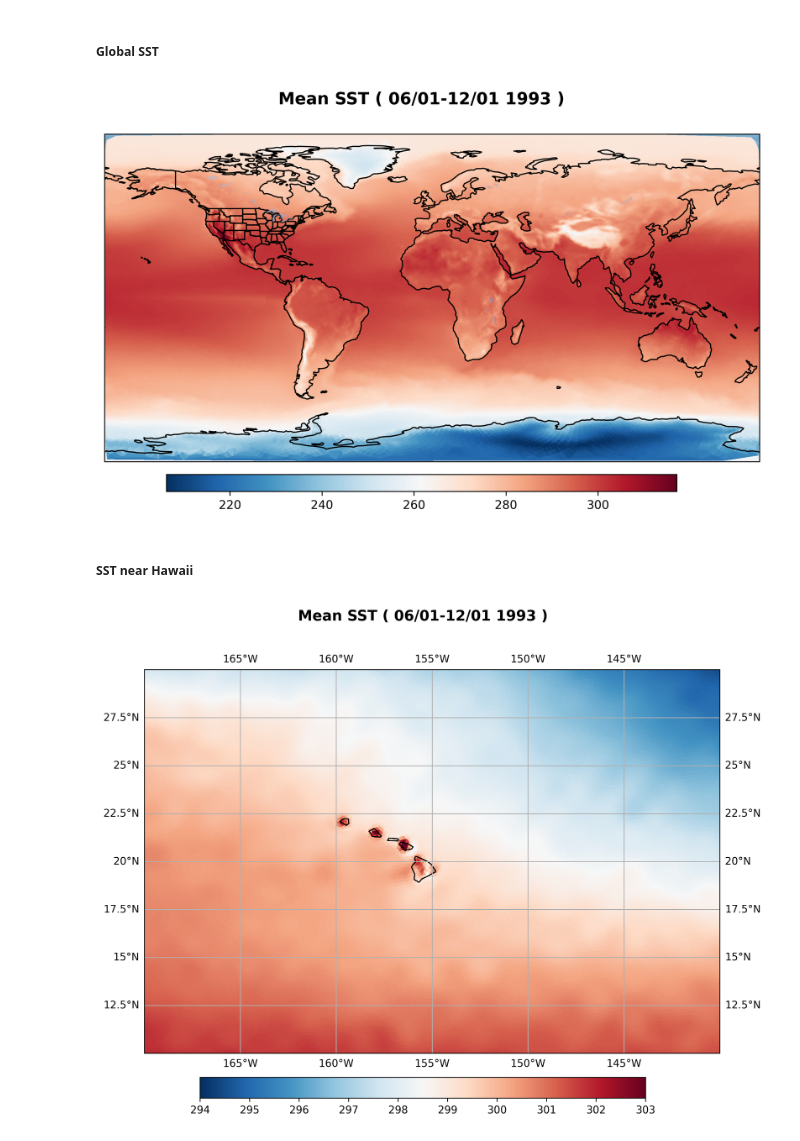
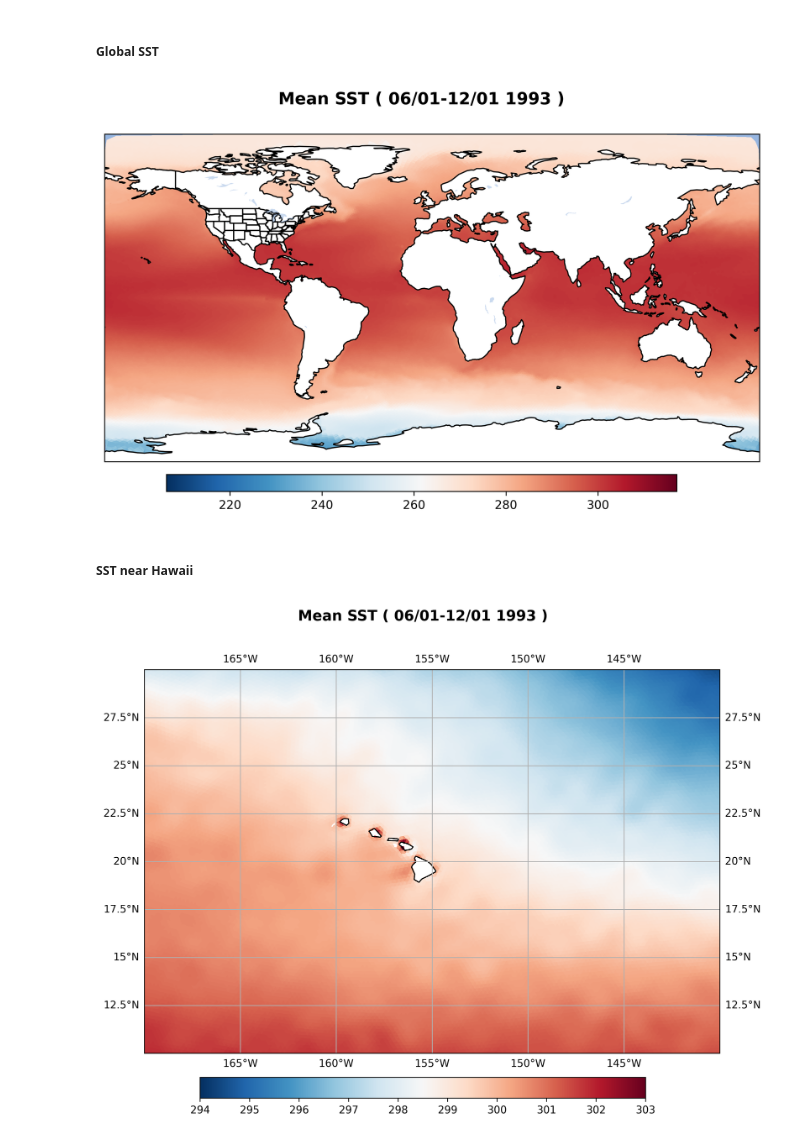
Before and after one commit to ming80302/MPAS_Plotting, a Jupyter notebook: plot_mpas_sst.ipynb, the cells around one changed output. Cells and saved outputs as stored; diff of their text form; code cells hidden in the pictures.

```diff
--- a/plot_mpas_sst.ipynb
+++ b/plot_mpas_sst.ipynb
@@ -47,38 +47,36 @@ triang = tri.Triangulation(lonData, latData)
 #fig, ax = plt.subplots(figsize=(10, 5), subplot_kw={'projection': ccrs.PlateCarree(central_longitude=180)}, dpi=300)
 fig, ax = plt.subplots(figsize=(10, 5), subplot_kw={'projection': ccrs.PlateCarree()}, dpi=300)
 
 # ax.set_global or plot_ax.set_extent
 #ax.set_extent([np.min(lon), np.max(lon), np.min(lat), np.max(lat)], crs=ccrs.PlateCarree())
 #ax.set_extent([-40, 40, -30, 30], crs=ccrs.PlateCarree())
 ax.set_global
 
-# adding geographic or other background images in visualizations.
-ax.stock_img()
-
 # Choose resolution of map features.
 # Note that these features are downloaded when plotting for the first time, and for the entire globe,
 #  so requesting high resolution can take several minutes.
 scale = '110m' # '50m' # '10m'
 
-ax.add_feature(cfeature.LAND.with_scale(scale))
 ax.add_feature(cfeature.OCEAN.with_scale(scale))
 ax.add_feature(cfeature.STATES.with_scale(scale))
 ax.add_feature(cfeature.LAKES.with_scale(scale), alpha=0.5)
 ax.add_feature(cfeature.COASTLINE.with_scale(scale))
 
 mm = ax.tripcolor(triang, sst, edgecolors='none',
                   transform=ccrs.PlateCarree(),
                   cmap = 'RdBu_r')
+# mask land
+ax.add_feature(cfeature.LAND, facecolor='white', zorder=1)
 
 # Add a colorbar axis at the bottom of the graph
 cbar_ax = fig.add_axes([0.2, 0.04, 0.6, 0.04])
 
 # Draw the colorbar
 cbar=fig.colorbar(mm, cax=cbar_ax,orientation='horizontal')
 
 plt.suptitle('Mean SST ( 06/01-12/01 1993 )', fontweight="bold", fontsize=14);
 # %% [output]
-[figure, old version]
+[figure, new version]
 # %% [markdown]
 ##### SST near Hawaii
 # %%
@@ -86,12 +84,8 @@ fig, ax = plt.subplots(figsize=(10, 7), subplot_kw={'projection': ccrs.PlateCarr
 
 ax.set_extent([-170, -140, 10, 30], crs=ccrs.PlateCarree())
 
-# adding geographic or other background images in visualizations.
-ax.stock_img()
-
 scale = '110m' # '50m' # '10m'
 
-ax.add_feature(cfeature.LAND.with_scale(scale))
 ax.add_feature(cfeature.OCEAN.with_scale(scale))
 ax.add_feature(cfeature.STATES.with_scale(scale))
 ax.add_feature(cfeature.LAKES.with_scale(scale), alpha=0.5)
@@ -101,6 +95,9 @@ mm = ax.tripcolor(triang, sst, edgecolors='none',
                   transform=ccrs.PlateCarree(),
                   vmin = 294, vmax = 303,
                   cmap = 'RdBu_r')
+
+# mask land
+ax.add_feature(cfeature.LAND, facecolor='white', zorder=1)
 
 # Add a colorbar axis at the bottom of the graph
 cbar_ax = fig.add_axes([0.2, 0.04, 0.6, 0.04])
@@ -113,4 +110,4 @@ ax.gridlines(draw_labels=True)
 
 plt.suptitle('Mean SST ( 06/01-12/01 1993 )', fontweight="bold", fontsize=14);
 # %% [output]
-[figure, old version]
+[figure, new version]
```
